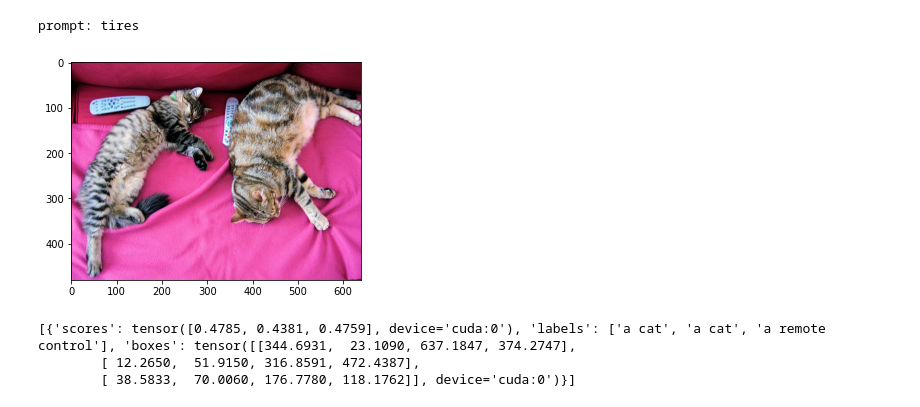
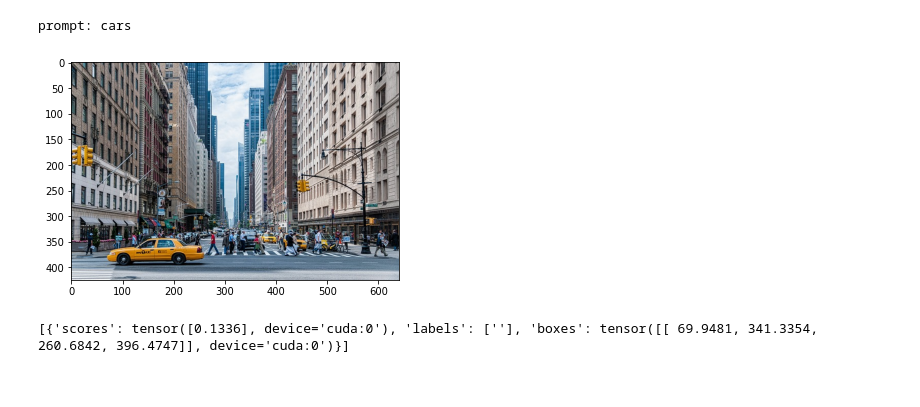
Before and after one commit to AndreCorreaSantos/NTTData_Capstone, a Jupyter notebook: server/sam.ipynb, the cells around one changed output. Drawn from its saved outputs; the diff is of its cells as text; code cells hidden in the pictures.

```diff
--- a/server/sam.ipynb
+++ b/server/sam.ipynb
@@ -23,34 +23,30 @@ Could not load the custom kernel for multi-scale deformable attention: DLL load
 # %%
 # load image and show it
 import matplotlib.pyplot as plt
-image_url = "cats.jpg"
+image_url = "oil_rig.jpg"
 image = Image.open(image_url)
-prompt = "tires"
+prompt = "cars"
 print("prompt: "+prompt)
 plt.imshow(image)
 plt.show()
 # %% [output]
-prompt: tires
+prompt: cars
-[figure, old version]
+[figure, new version]
 # %%
 
-# Check for cats and remote controls
-text = "a cat. a remote control."
-inputs = processor(images=image, text=text, return_tensors="pt").to(device)
+inputs = processor(images=image, text=prompt, return_tensors="pt").to(device)
 with torch.no_grad():
     outputs = model(**inputs)
     results = processor.post_process_grounded_object_detection(
     outputs,
     inputs.input_ids,
-    box_threshold=0.4,
+    box_threshold=0.1,
     text_threshold=0.3,
     target_sizes=[image.size[::-1]]
     )
     print(results)
 # %% [output]
-[{'scores': tensor([0.4785, 0.4381, 0.4759], device='cuda:0'), 'labels': ['a cat', 'a cat', 'a remote control'], 'boxes': tensor([[344.6931,  23.1090, 637.1847, 374.2747],
-        [ 12.2650,  51.9150, 316.8591, 472.4387],
-        [ 38.5833,  70.0060, 176.7780, 118.1762]], device='cuda:0')}]
+[{'scores': tensor([0.1336], device='cuda:0'), 'labels': [''], 'boxes': tensor([[ 69.9481, 341.3354, 260.6842, 396.4747]], device='cuda:0')}]
 # %%
 import numpy as np
 from PIL import Image, ImageDraw
```
Also changed, not shown: parts of 2 cells of this notebook, 13 other files.
